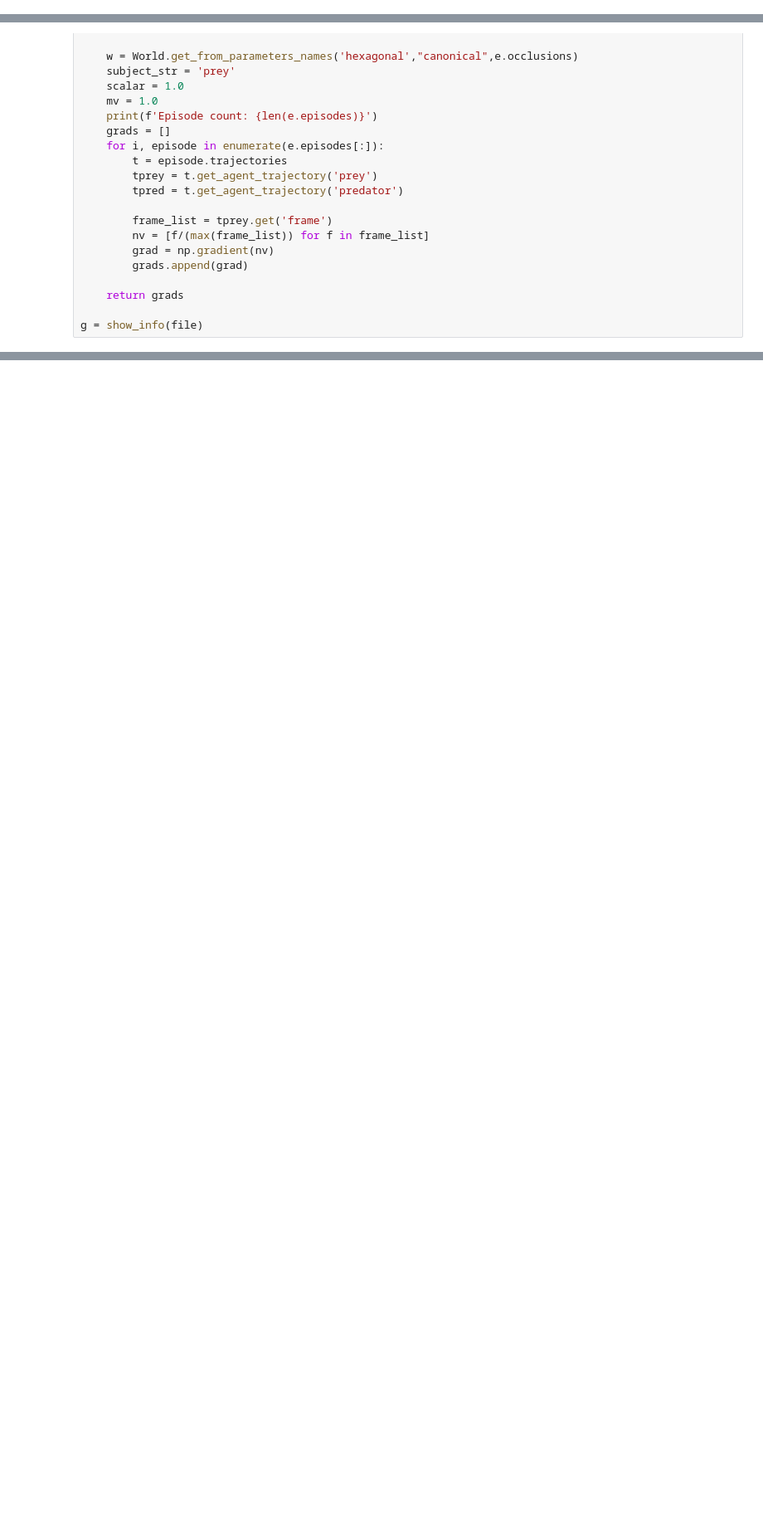
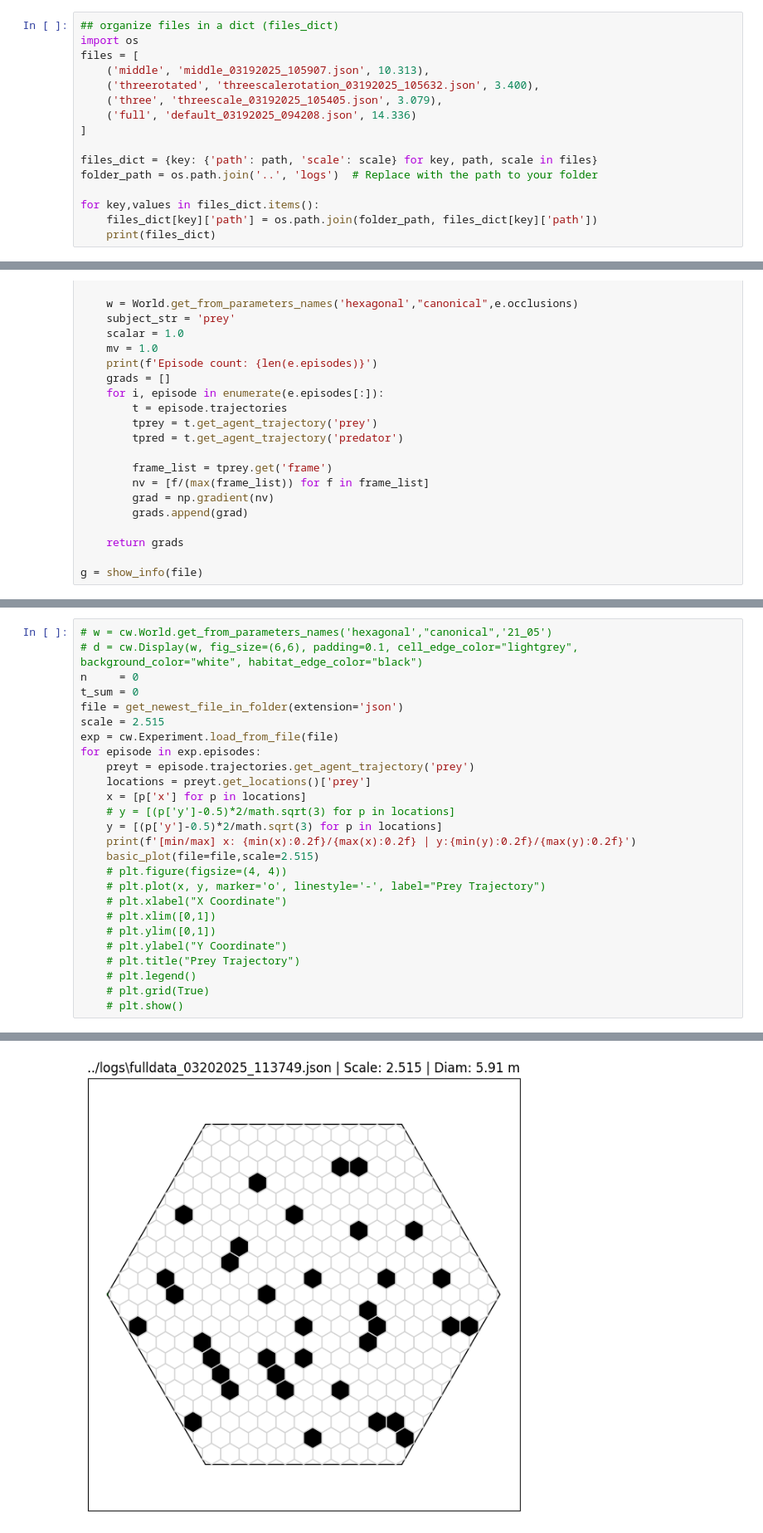
Before and after one commit to felixmaldonadoos/CellworldServer, a Jupyter notebook: python/visualization/plotting.ipynb, the cells around one changed output, grey strips where cells are left out. Shown at 83% size. Drawn from its saved outputs; the diff is of its cells as text; blank space fills up the shorter version.

```diff
--- a/python/visualization/plotting.ipynb
+++ b/python/visualization/plotting.ipynb
@@ -116,3 +72,19 @@ for idx in range(len(exp.episodes)):
+# %%
+## organize files in a dict (files_dict)
+import os
+files = [
+    ('middle', 'middle_03192025_105907.json', 10.313),
+    ('threerotated', 'threescalerotation_03192025_105632.json', 3.400),
+    ('three', 'threescale_03192025_105405.json', 3.079),
+    ('full', 'default_03192025_094208.json', 14.336)
+]
+
+files_dict = {key: {'path': path, 'scale': scale} for key, path, scale in files}
+folder_path = os.path.join('..', 'logs')  # Replace with the path to your folder
+
+for key,values in files_dict.items():
+    files_dict[key]['path'] = os.path.join(folder_path, files_dict[key]['path'])
+    print(files_dict)
 # %% [markdown]
 ### basic plot
 # %%
@@ -224,0 +206,27 @@ plt.plot(t,xt,'--o')
+# %%
+# w = cw.World.get_from_parameters_names('hexagonal',"canonical",'21_05')
+# d = cw.Display(w, fig_size=(6,6), padding=0.1, cell_edge_color="lightgrey", background_color="white", habitat_edge_color="black")
+n     = 0
+t_sum = 0
+file = get_newest_file_in_folder(extension='json')
+scale = 2.515
+exp = cw.Experiment.load_from_file(file)
+for episode in exp.episodes:
+    preyt = episode.trajectories.get_agent_trajectory('prey')
+    locations = preyt.get_locations()['prey']
+    x = [p['x'] for p in locations]
+    # y = [(p['y']-0.5)*2/math.sqrt(3) for p in locations]
+    y = [(p['y']-0.5)*2/math.sqrt(3) for p in locations]
+    print(f'[min/max] x: {min(x):0.2f}/{max(x):0.2f} | y:{min(y):0.2f}/{max(y):0.2f}')
+    basic_plot(file=file,scale=2.515)
+    # plt.figure(figsize=(4, 4))
+    # plt.plot(x, y, marker='o', linestyle='-', label="Prey Trajectory")
+    # plt.xlabel("X Coordinate")
+    # plt.xlim([0,1])
+    # plt.ylim([0,1])
+    # plt.ylabel("Y Coordinate")
+    # plt.title("Prey Trajectory")
+    # plt.legend()
+    # plt.grid(True)
+    # plt.show()
+# %% [output]
@@ -224,0 +236 @@ plt.plot(t,xt,'--o')
+[figure, added]
```
Also changed, not shown: parts of 11 cells of this notebook, 10 other files.
